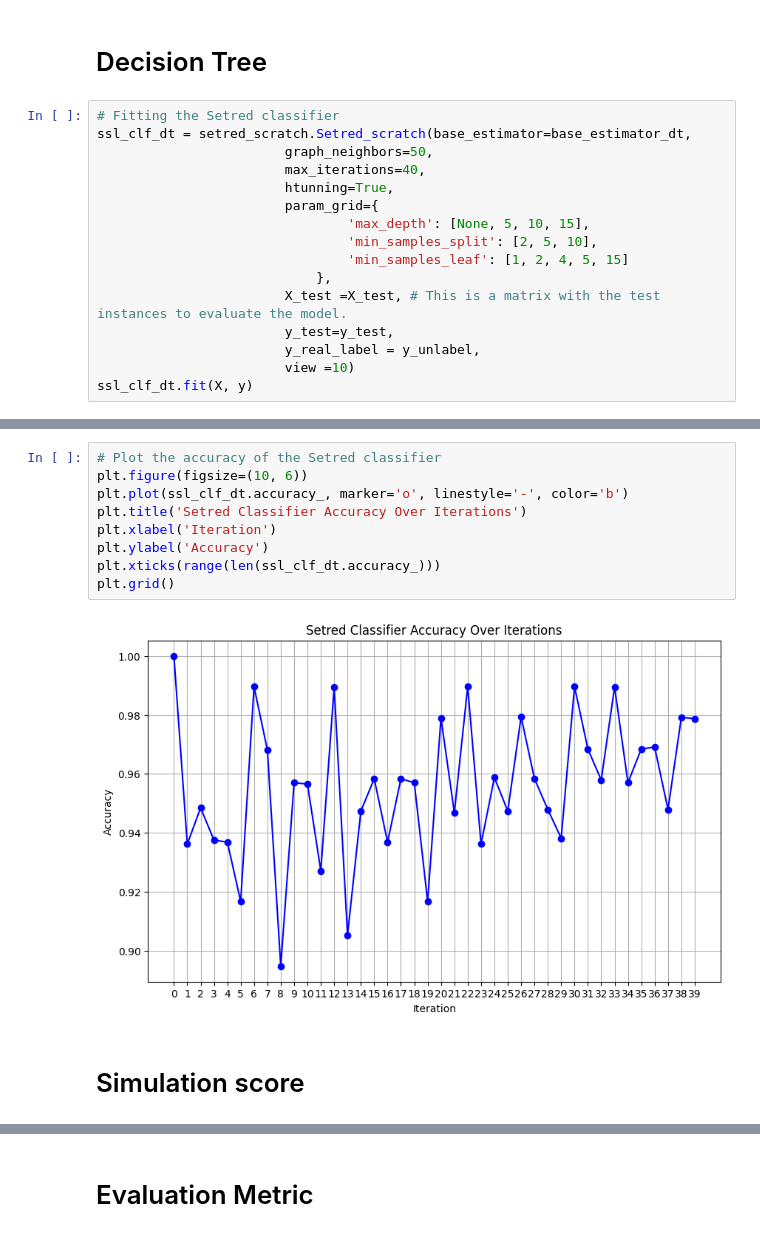
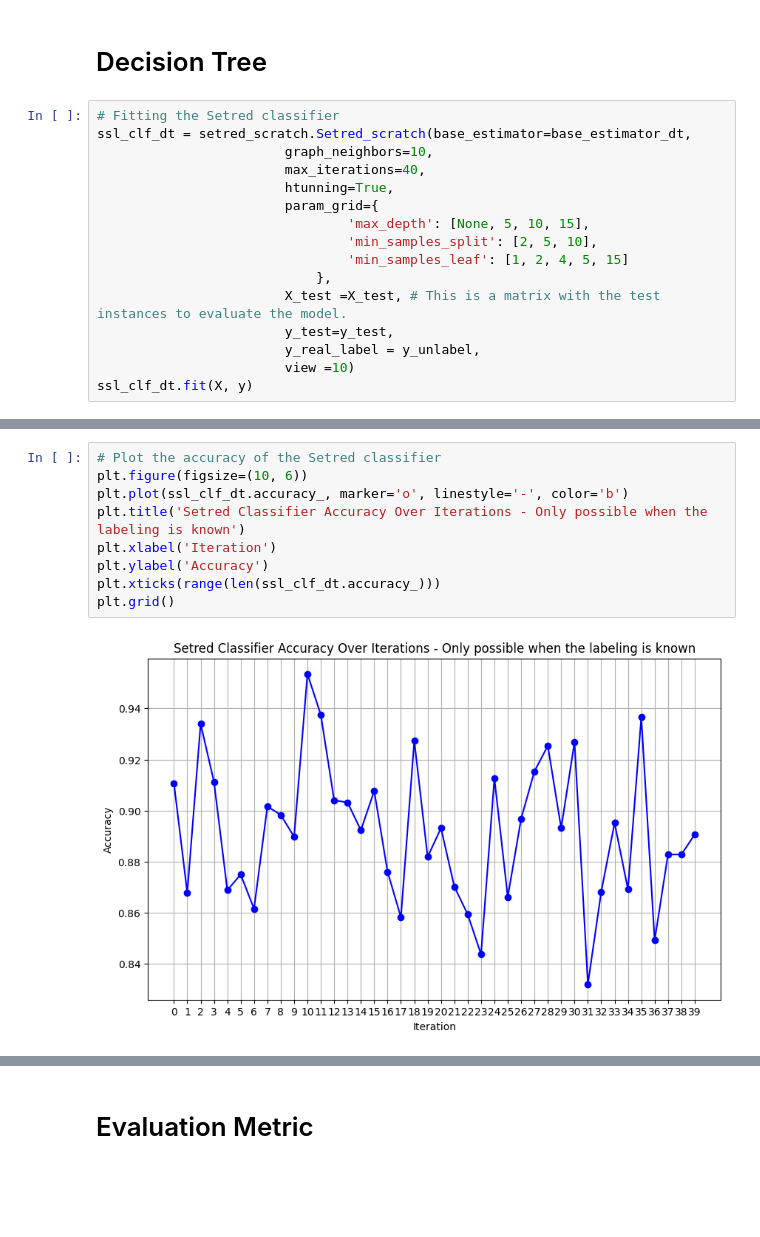
Before and after one commit to jfj36/Dissertation, a Jupyter notebook: notebooks/setred_dt.ipynb, the cells around one changed output, grey strips where cells are left out. Drawn from its saved outputs; the diff is of its cells as text; blank space fills up the shorter version.

Commit message:
01-07-2024 Simulation correction and modification of the simulation report

```diff
--- a/notebooks/setred_dt.ipynb
+++ b/notebooks/setred_dt.ipynb
@@ -270,7 +287,7 @@ warnings.filterwarnings("ignore", category=UndefinedMetricWarning)
 # %%
 # Fitting the Setred classifier
 ssl_clf_dt = setred_scratch.Setred_scratch(base_estimator=base_estimator_dt,
-                        graph_neighbors=50,
+                        graph_neighbors=10,
                         max_iterations=40,
                         htunning=True,
                         param_grid={
@@ -318,13 +337,11 @@ Setred_scratch(X_test=array([[-0.77386801,  0.91393718,  0.45838719, -2.06331441
 # %%
 # Plot the accuracy of the Setred classifier
 plt.figure(figsize=(10, 6))
 plt.plot(ssl_clf_dt.accuracy_, marker='o', linestyle='-', color='b')
-plt.title('Setred Classifier Accuracy Over Iterations')
+plt.title('Setred Classifier Accuracy Over Iterations - Only possible when the labeling is known')
 plt.xlabel('Iteration')
 plt.ylabel('Accuracy')
 plt.xticks(range(len(ssl_clf_dt.accuracy_)))
 plt.grid()
 # %% [output]
-[figure, old version]
+[figure, new version]
-# %% [markdown]
-# Simulation score
```
Also changed, not shown: parts of 30 cells of this notebook, 29 other files.
